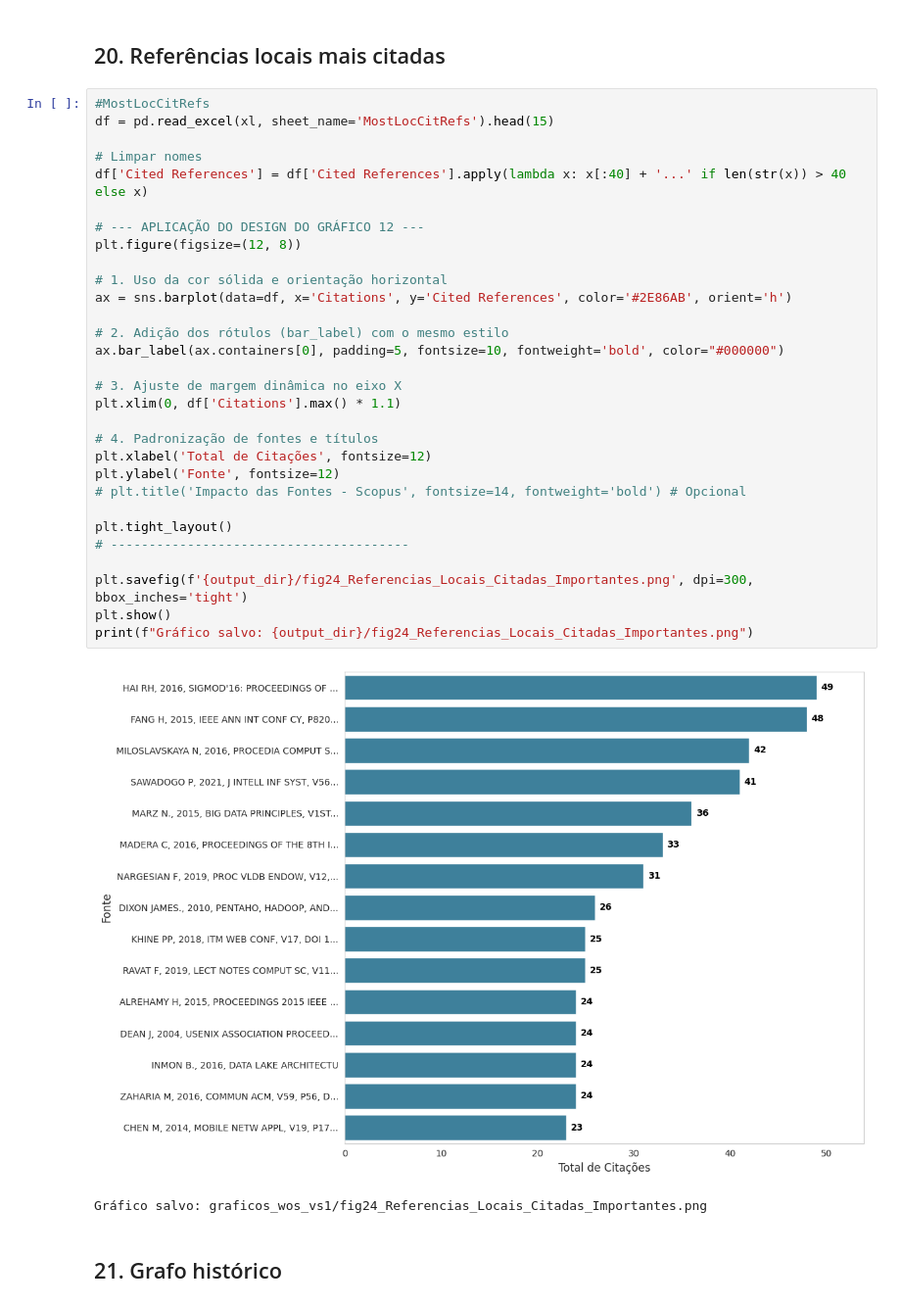
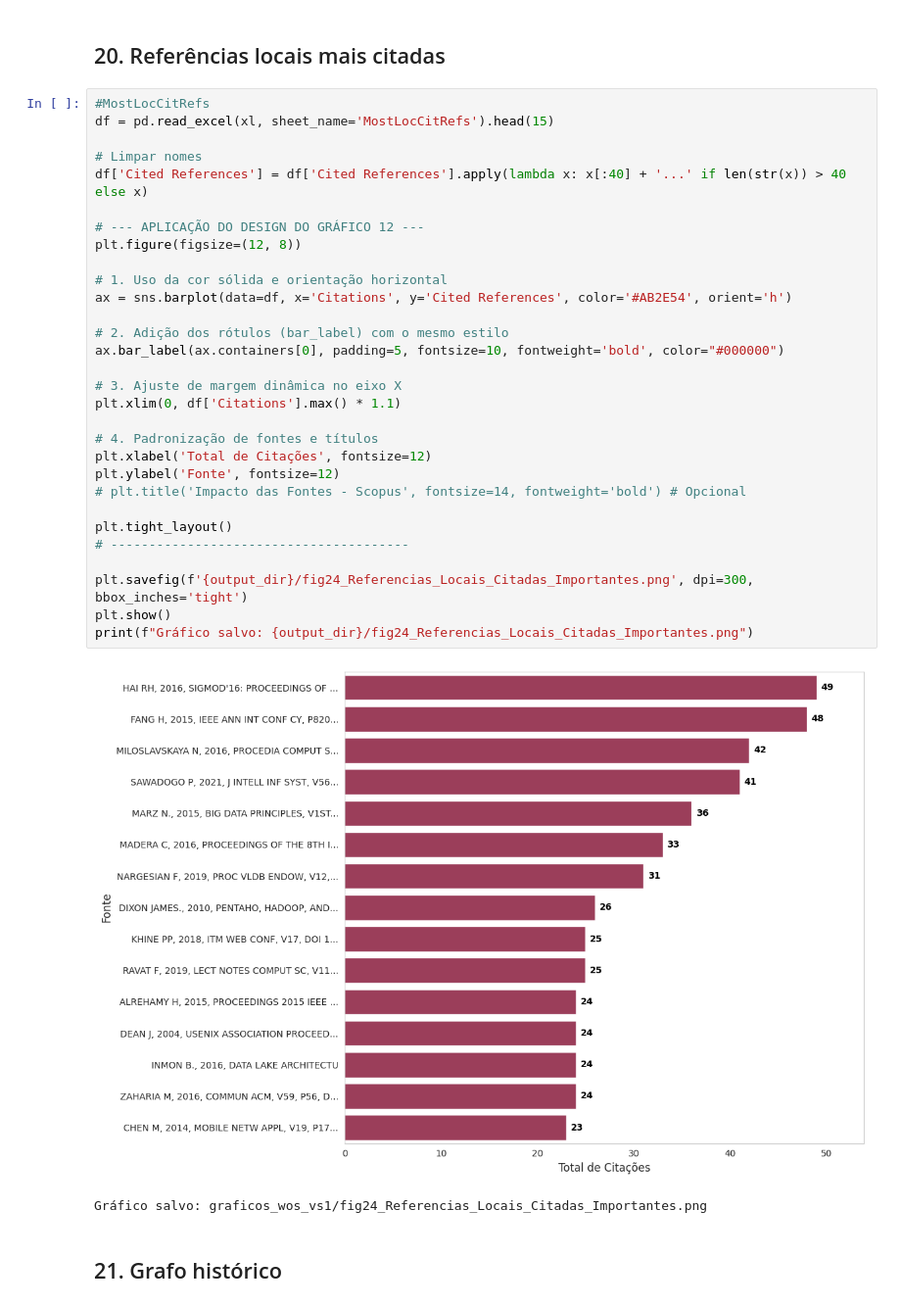
Before and after one commit to silvio-estat/TEMAC, a Jupyter notebook: Resultados_biblioshiny/WoS/analise_vs1/graficos_bibliometrix.ipynb, the cells around one changed output. Shown at 98% size. Saved outputs shown, nothing was run; the diff lists cells and outputs as text.

```diff
--- a/Resultados_biblioshiny/WoS/analise_vs1/graficos_bibliometrix.ipynb
+++ b/Resultados_biblioshiny/WoS/analise_vs1/graficos_bibliometrix.ipynb
@@ -584,35 +584,35 @@ Buscar os gráficos:
 # %%
 #MostLocCitRefs
 df = pd.read_excel(xl, sheet_name='MostLocCitRefs').head(15)
 
 # Limpar nomes
 df['Cited References'] = df['Cited References'].apply(lambda x: x[:40] + '...' if len(str(x)) > 40 else x)
 
 # --- APLICAÇÃO DO DESIGN DO GRÁFICO 12 ---
 plt.figure(figsize=(12, 8))
 
 # 1. Uso da cor sólida e orientação horizontal
-ax = sns.barplot(data=df, x='Citations', y='Cited References', color='#2E86AB', orient='h')
+ax = sns.barplot(data=df, x='Citations', y='Cited References', color='#AB2E54', orient='h')
 
 # 2. Adição dos rótulos (bar_label) com o mesmo estilo
 ax.bar_label(ax.containers[0], padding=5, fontsize=10, fontweight='bold', color="#000000")
 
 # 3. Ajuste de margem dinâmica no eixo X
 plt.xlim(0, df['Citations'].max() * 1.1)
 
 # 4. Padronização de fontes e títulos
 plt.xlabel('Total de Citações', fontsize=12)
 plt.ylabel('Fonte', fontsize=12)
 # plt.title('Impacto das Fontes - Scopus', fontsize=14, fontweight='bold') # Opcional
 
 plt.tight_layout()
 # ---------------------------------------
 
 plt.savefig(f'{output_dir}/fig24_Referencias_Locais_Citadas_Importantes.png', dpi=300, bbox_inches='tight')
 plt.show()
 print(f"Gráfico salvo: {output_dir}/fig24_Referencias_Locais_Citadas_Importantes.png")
 # %% [output]
-[figure, old version]
+[figure, new version]
 Gráfico salvo: graficos_wos_vs1/fig24_Referencias_Locais_Citadas_Importantes.png
 # %% [markdown]
 ## 21. Grafo histórico
```
Also changed, not shown: parts of 16 cells of this notebook, 29 other files.
